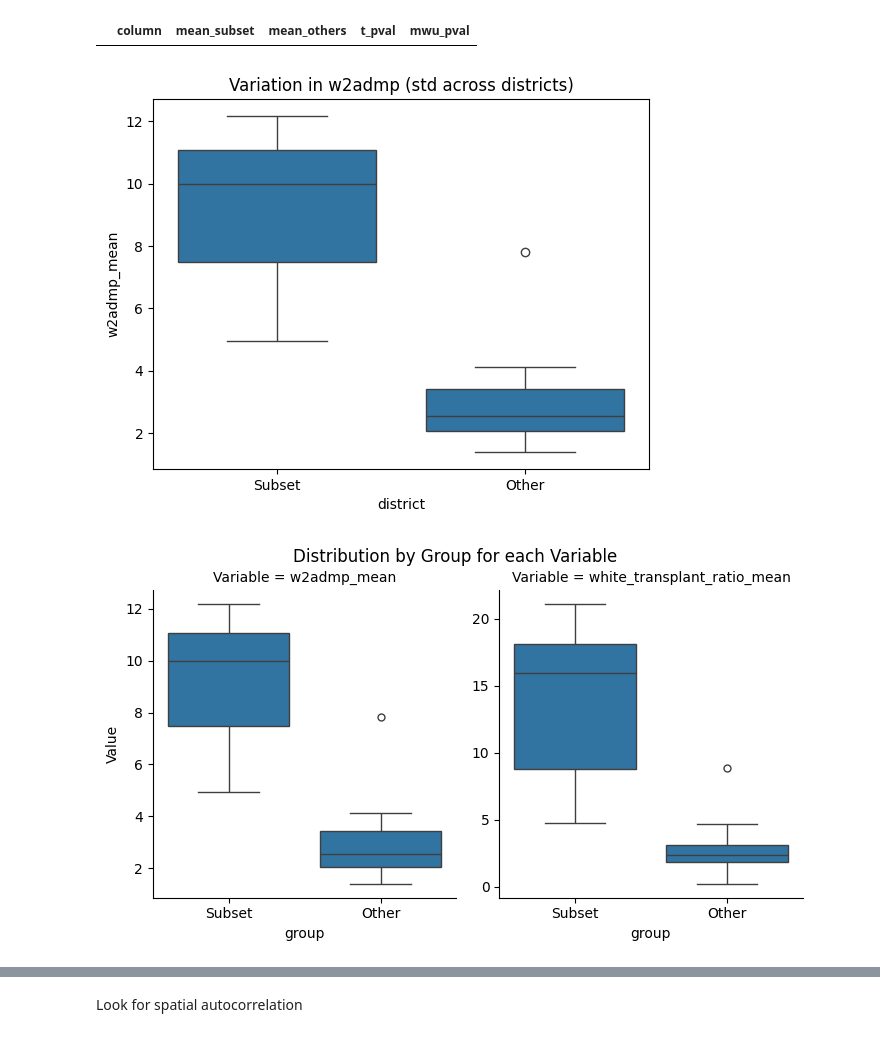
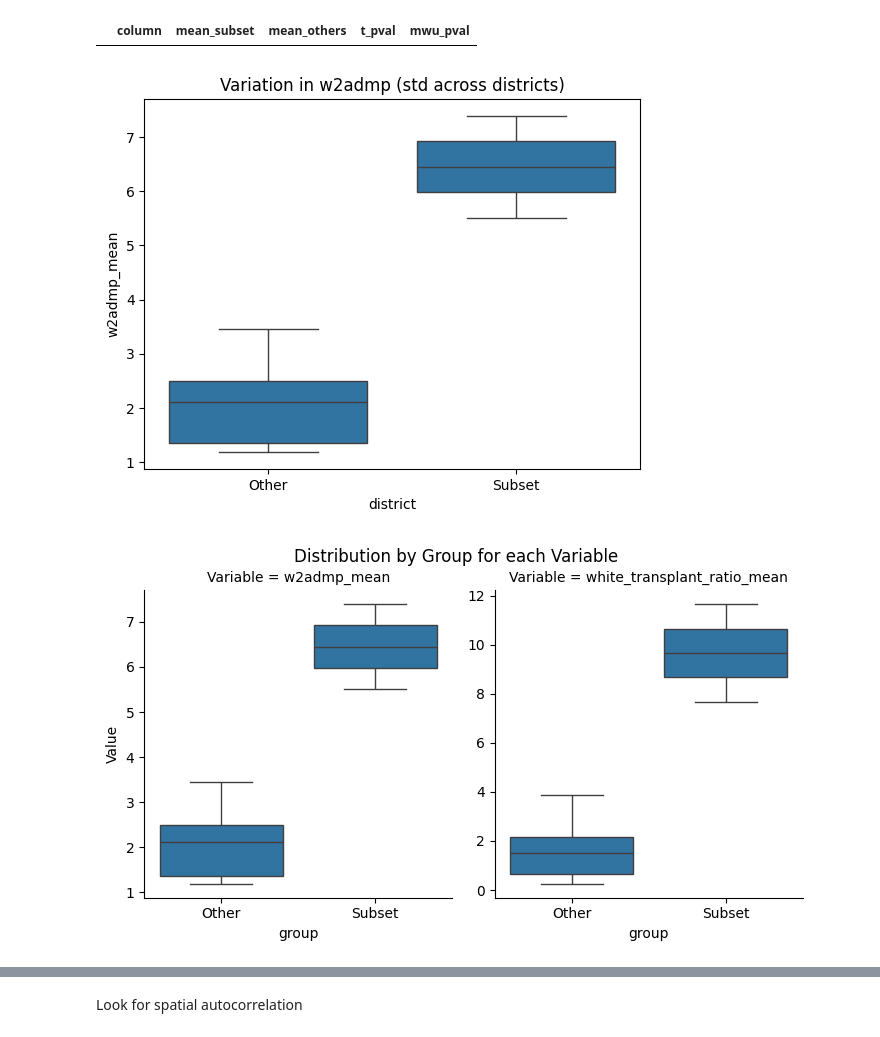
Before and after one commit to SamTGoodson/member_chapters, a Jupyter notebook: notebooks/city_wide.ipynb, the cells around one changed output, grey strips where cells are left out. Saved outputs shown, nothing was run; the diff lists cells and outputs as text; code cells hidden in the pictures.

```diff
--- a/notebooks/city_wide.ipynb
+++ b/notebooks/city_wide.ipynb
@@ -45,6 +58,8 @@ dldc.sort_values(by='demo_cluster')
 # %%
 full_results_winner = full_results[full_results['winner'] == True]
-full_results_winner = full_results_winner.merge(ae[['ElectDist','bang21p','ind21p']], left_on='ed_name',right_on='ElectDist')
+full_results_winner = full_results_winner.merge(ae[['ElectDist','ind21p',
+       'bang21p', 'filip21p',  'nep21p', 'pak21p',
+       'sril21p', 'taiw21p', 'thai21p', 'viet21p']], left_on='ed_name',right_on='ElectDist')
 full_results_winner = full_results_winner.merge(aal[['ElectDist','tl_count']], on='ElectDist')
 full_results_winner = full_results_winner.merge(occ_df, left_on='ElectDist',right_on='ElectDist')
 full_results_winner = full_results_winner.merge(yp, on ='ElectDist',how='left')
@@ -97,13 +123,16 @@ District differences mean and std
 # %%
 brooklyn = [x for x in range(33, 49)]
 queens = [x for x in range(19, 33)]
-bronx = [x for x in range(11, 18)]
+bronx = [x for x in range(11, 19)]
+all_dis = [x for x in range(1, 52)]
 subset = [33,34,35,36,37,38,39]
-q_subset = [22,26]
+q_subset = [22,23,26,32]
 b_subset = [14,18]
 results = []
+all = [14,18,22,23,26,32,33,34,35,36,37,38,39]
+eq = [14,18]
 # %%
-ag_stats = ag_stats[ag_stats['district'].isin(bronx)]
+ag_stats = ag_stats[ag_stats['district'].isin(all_dis)]
 # %%
 results = []
 
@@ -155,15 +184,15 @@ test_results[(test_results['t_pval'] < .05)]
 # %%
 col = "w2admp"
 sns.boxplot(
-    x=ag_stats['district'].isin(subset).map({True:'Subset', False:'Other'}),
+    x=ag_stats['district'].isin(q_subset).map({True:'Subset', False:'Other'}),
     y=ag_stats[f"{col}_mean"]
 )
 plt.title(f"Variation in {col} (std across districts)")
 plt.show()
 # %% [output]
-[figure, old version]
+[figure, new version]
 # %%
-subset_set = set(subset)
+subset_set = set(q_subset)
 
 ag_stats['group'] = ag_stats['district'].apply(lambda d: 'Subset' if d in subset_set else 'Other')
 cols_to_compare = ["w2admp_mean", "white_transplant_ratio_mean"]
@@ -191,7 +220,7 @@ g = sns.catplot(
 g.fig.suptitle('Distribution by Group for each Variable', y=1.02)
 plt.show()
 # %% [output]
-[figure, old version]
+[figure, new version]
 # %%
 plt.figure(figsize=(8, 5))
 sns.boxplot(data=plot_df, x='Variable', y='Value', hue='group', dodge=True)
```
Also changed, not shown: parts of 95 cells of this notebook, 32 other files.
